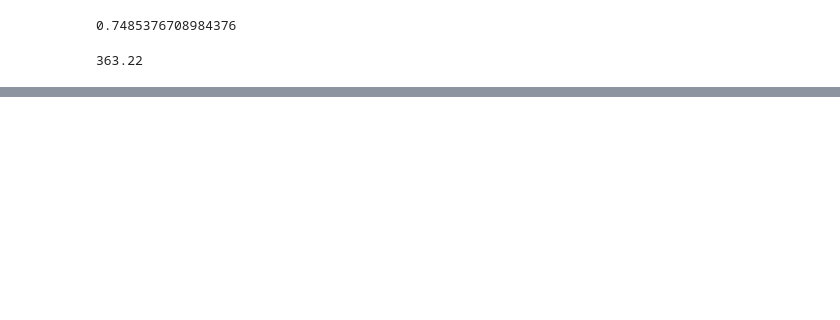
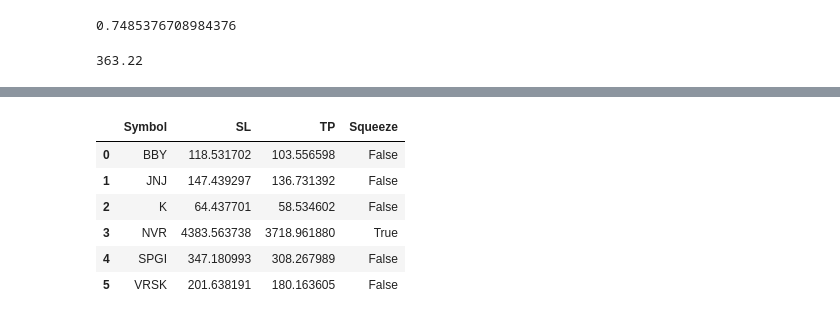
Before and after one commit to zachlim98/BeatingEnDUS, a Jupyter notebook: Own Screener/PowerXScreen.ipynb, the cells around one changed output, grey strips where cells are left out. Saved outputs shown, nothing was run; the diff lists cells and outputs as text; code cells hidden in the pictures; blank space fills up the shorter version.

```diff
--- a/Own Screener/PowerXScreen.ipynb
+++ b/Own Screener/PowerXScreen.ipynb
@@ -206,0 +192,2 @@ px.line(track, x="Underlying", y="Returns")
+# %%
+fk1, fk2, fk3 = scan("sp500.csv","2020-01-01","2020-11-25")
@@ -206,0 +212,10 @@ px.line(track, x="Underlying", y="Returns")
+# %%
+fk2
+# %% [output]
+|  | Symbol | SL | TP | Squeeze |
+| 0 | BBY | 118.531702 | 103.556598 | False |
+| 1 | JNJ | 147.439297 | 136.731392 | False |
+| 2 | K | 64.437701 | 58.534602 | False |
+| 3 | NVR | 4383.563738 | 3718.961880 | True |
+| 4 | SPGI | 347.180993 | 308.267989 | False |
+| 5 | VRSK | 201.638191 | 180.163605 | False |
```
Also changed, not shown: parts of 15 cells of this notebook, 2 other files.
